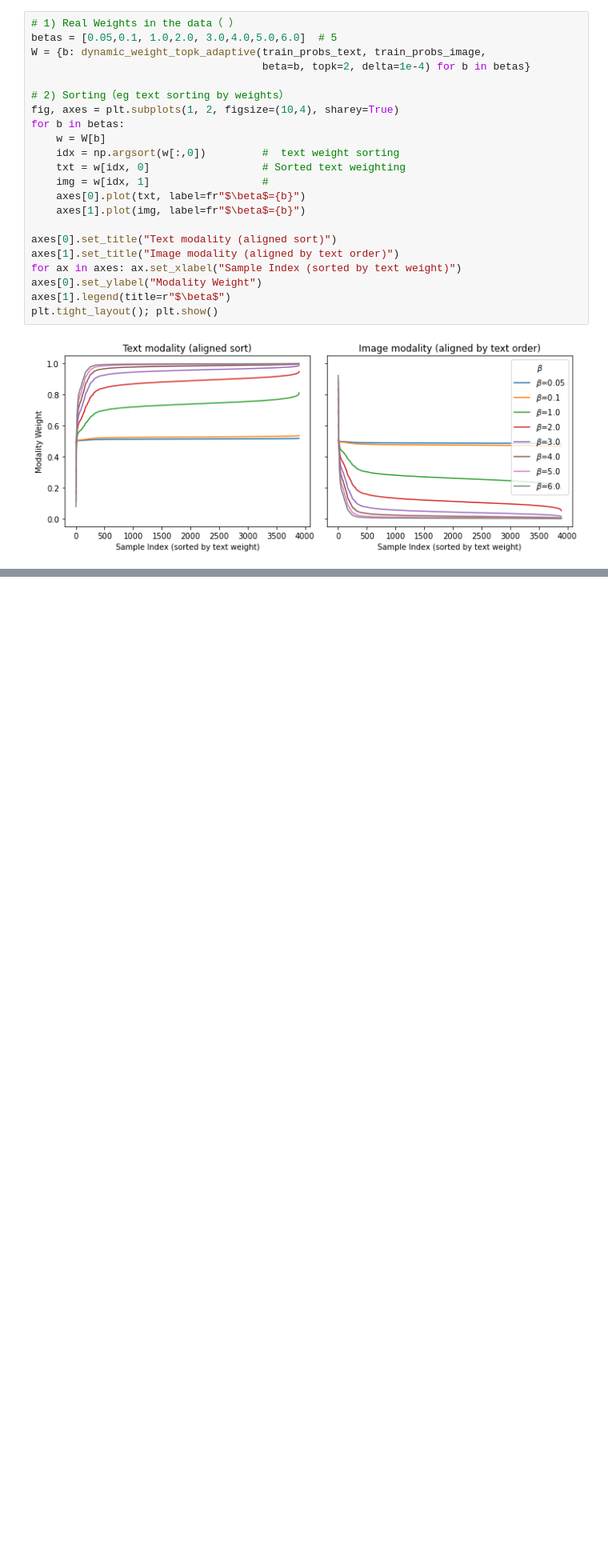
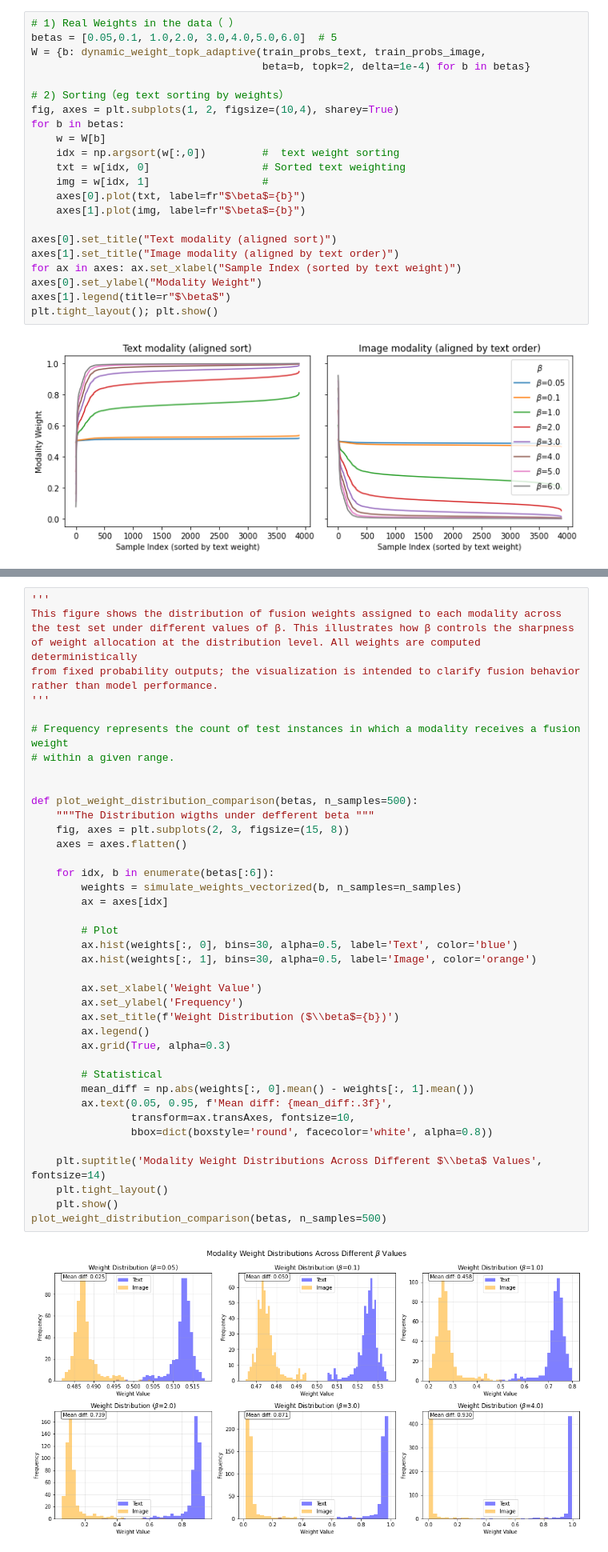
Before and after one commit to researchjet/DPF, a Jupyter notebook: Ablation.ipynb, the cells around one changed output, grey strips where cells are left out. Shown at 80% size. Saved outputs shown, nothing was run; the diff lists cells and outputs as text; blank space fills up the shorter version.

```diff
--- a/Ablation.ipynb
+++ b/Ablation.ipynb
@@ -522,0 +563,44 @@ plot_progressive_ablation(
+# %%
+'''
+This figure shows the distribution of fusion weights assigned to each modality across
+the test set under different values of β. This illustrates how β controls the sharpness
+of weight allocation at the distribution level. All weights are computed deterministically
+from fixed probability outputs; the visualization is intended to clarify fusion behavior
+rather than model performance.
+'''
+
+# Frequency represents the count of test instances in which a modality receives a fusion weight
+# within a given range.
+
+
+def plot_weight_distribution_comparison(betas, n_samples=500):
+    """The Distribution wigths under defferent beta """
+    fig, axes = plt.subplots(2, 3, figsize=(15, 8))
+    axes = axes.flatten()
+
+    for idx, b in enumerate(betas[:6]):
+        weights = simulate_weights_vectorized(b, n_samples=n_samples)
+        ax = axes[idx]
+
+        # Plot
+        ax.hist(weights[:, 0], bins=30, alpha=0.5, label='Text', color='blue')
+        ax.hist(weights[:, 1], bins=30, alpha=0.5, label='Image', color='orange')
+
+        ax.set_xlabel('Weight Value')
+        ax.set_ylabel('Frequency')
+        ax.set_title(f'Weight Distribution ($\\beta$={b})')
+        ax.legend()
+        ax.grid(True, alpha=0.3)
+
+        # Statistical
+        mean_diff = np.abs(weights[:, 0].mean() - weights[:, 1].mean())
+        ax.text(0.05, 0.95, f'Mean diff: {mean_diff:.3f}',
+                transform=ax.transAxes, fontsize=10,
+                bbox=dict(boxstyle='round', facecolor='white', alpha=0.8))
+
+    plt.suptitle('Modality Weight Distributions Across Different $\\beta$ Values', fontsize=14)
+    plt.tight_layout()
+    plt.show()
+plot_weight_distribution_comparison(betas, n_samples=500)
+# %% [output]
+[figure, added]
```
Also changed, not shown: parts of 37 cells of this notebook.
